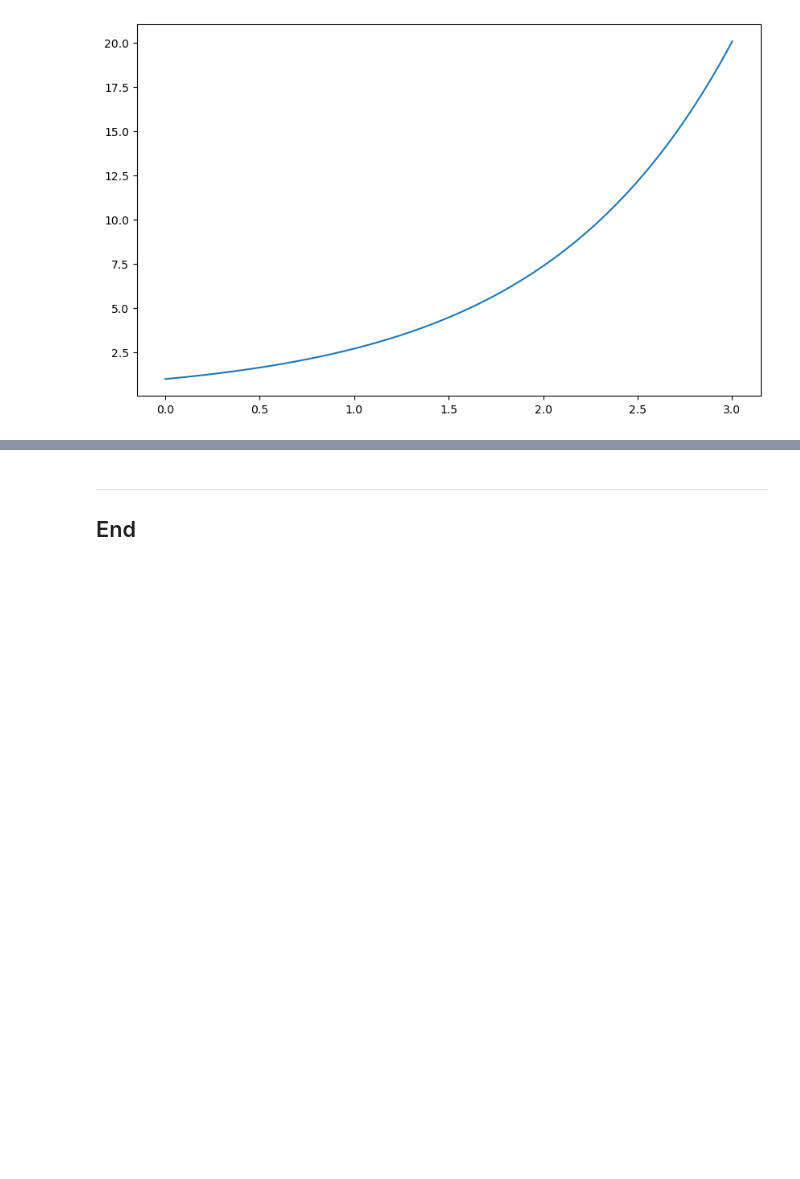
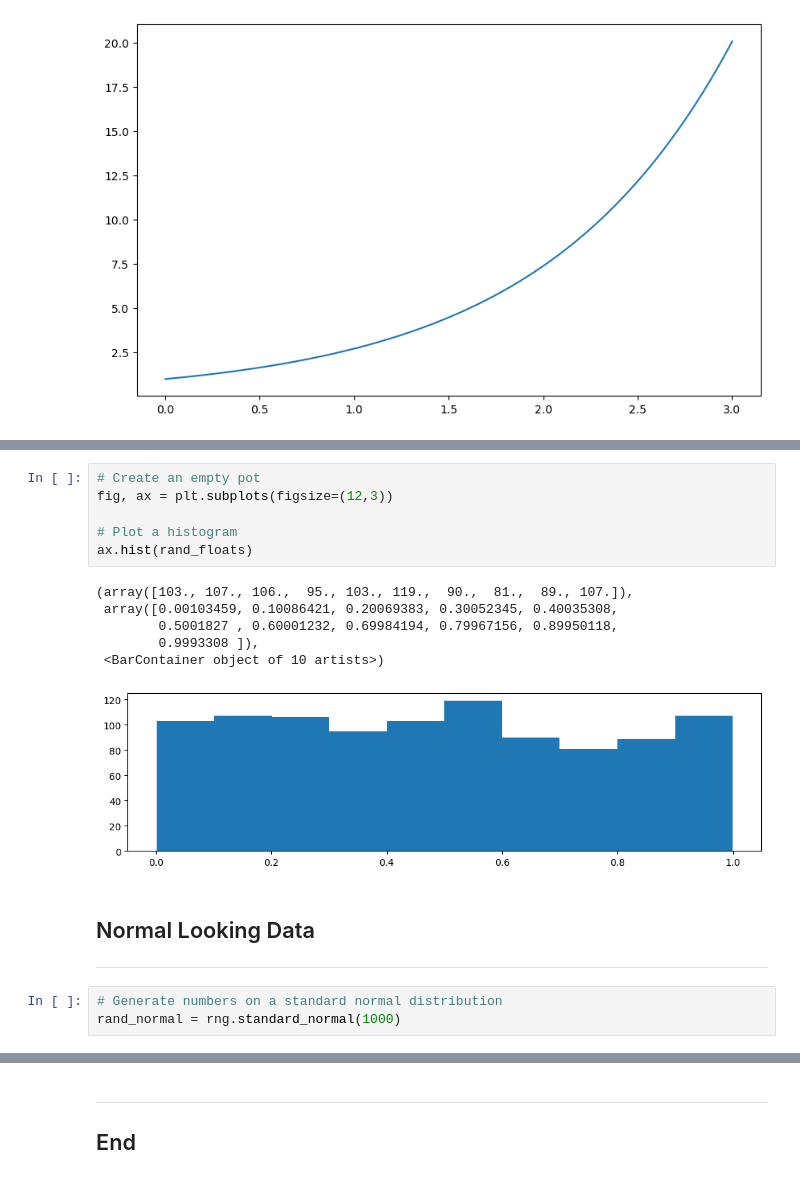
Before and after one commit to rachel-king4/fundamentalsofdataanalysis, a Jupyter notebook: mynotebook.ipynb, the cells around one changed output, grey strips where cells are left out. Drawn from its saved outputs; the diff is of its cells as text; blank space fills up the shorter version.

```diff
--- a/mynotebook.ipynb
+++ b/mynotebook.ipynb
@@ -34,0 +180,20 @@ plt.plot(x, y)
+# %%
+# Create an empty pot
+fig, ax = plt.subplots(figsize=(12,3))
+
+# Plot a histogram
+ax.hist(rand_floats)
+# %% [output]
+(array([103., 107., 106.,  95., 103., 119.,  90.,  81.,  89., 107.]),
+ array([0.00103459, 0.10086421, 0.20069383, 0.30052345, 0.40035308,
+        0.5001827 , 0.60001232, 0.69984194, 0.79967156, 0.89950118,
+        0.9993308 ]),
+ <BarContainer object of 10 artists>)
+[figure, added]
+# %% [markdown]
+## Normal Looking Data
+
+***
+# %%
+# Generate numbers on a standard normal distribution
+rand_normal = rng.standard_normal(1000)
```
Also changed, not shown: parts of 23 cells of this notebook.
